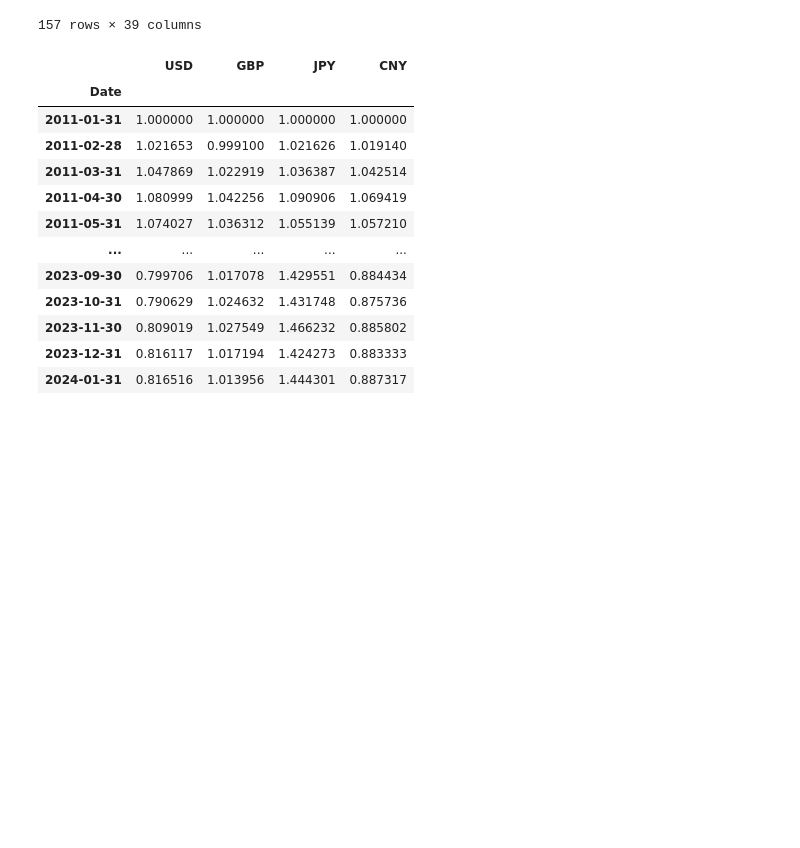
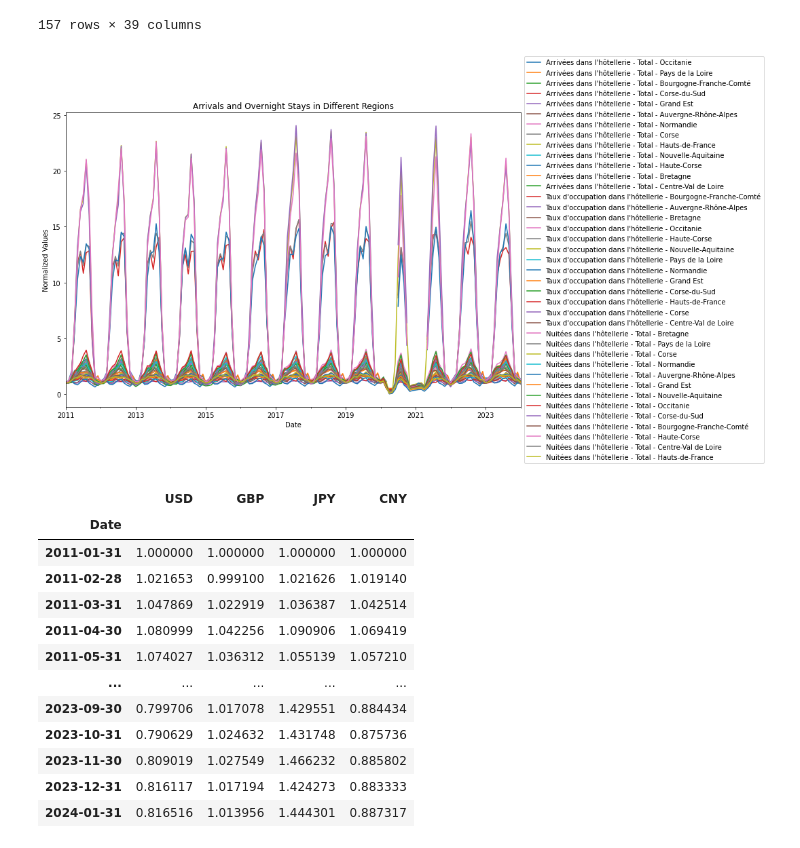
Before and after one commit to Laveine-v2/MODS206-DFM, a Jupyter notebook: Data_analysis.ipynb, the cells around one changed output. Saved outputs shown, nothing was run; the diff lists cells and outputs as text; code cells hidden in the pictures; blank space fills up the shorter version.

```diff
--- a/Data_analysis.ipynb
+++ b/Data_analysis.ipynb
@@ -122,6 +122,16 @@ overnight_stays_df_t
 | 2023-12-31 | 1.296651 | 1.111588 | 1.217899 | 1.372308 | ... |
 | 2024-01-31 | 1.059809 | 1.068670 | 1.007782 | 1.111795 | ... |
 157 rows × 39 columns
+# %%
+# Plotting overnight stays data
+ax = overnight_stays_df_t.plot(figsize=(12, 8))
+plt.title('Arrivals and Overnight Stays in Different Regions')
+plt.xlabel('Date')
+plt.ylabel('Normalized Values')
+ax.legend(loc='center left', bbox_to_anchor=(1, 0.5))
+plt.show()
+# %% [output]
+[figure, added]
 # %%
 # Cleaning exchange rate data
 change_rate_pd = pd.read_csv('databases/euro change rates.csv', sep=',')
```
Also changed, not shown: parts of 9 cells of this notebook.
